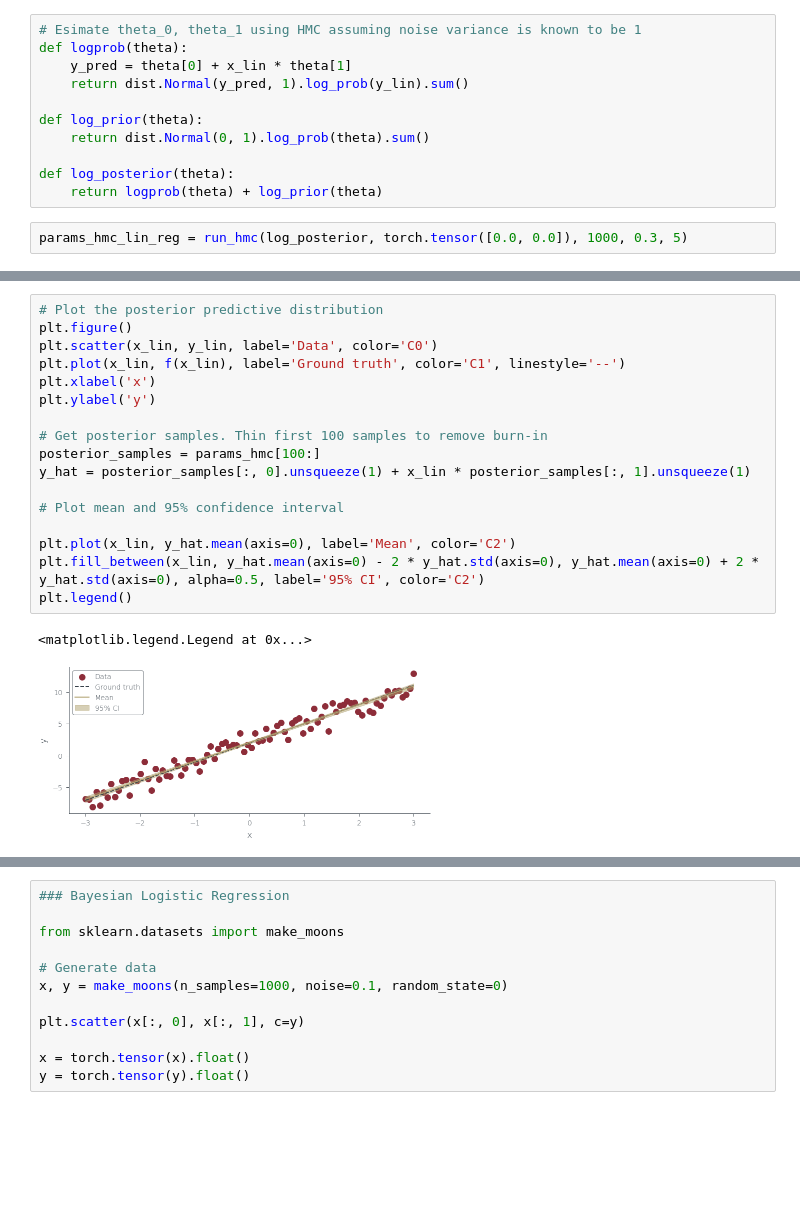
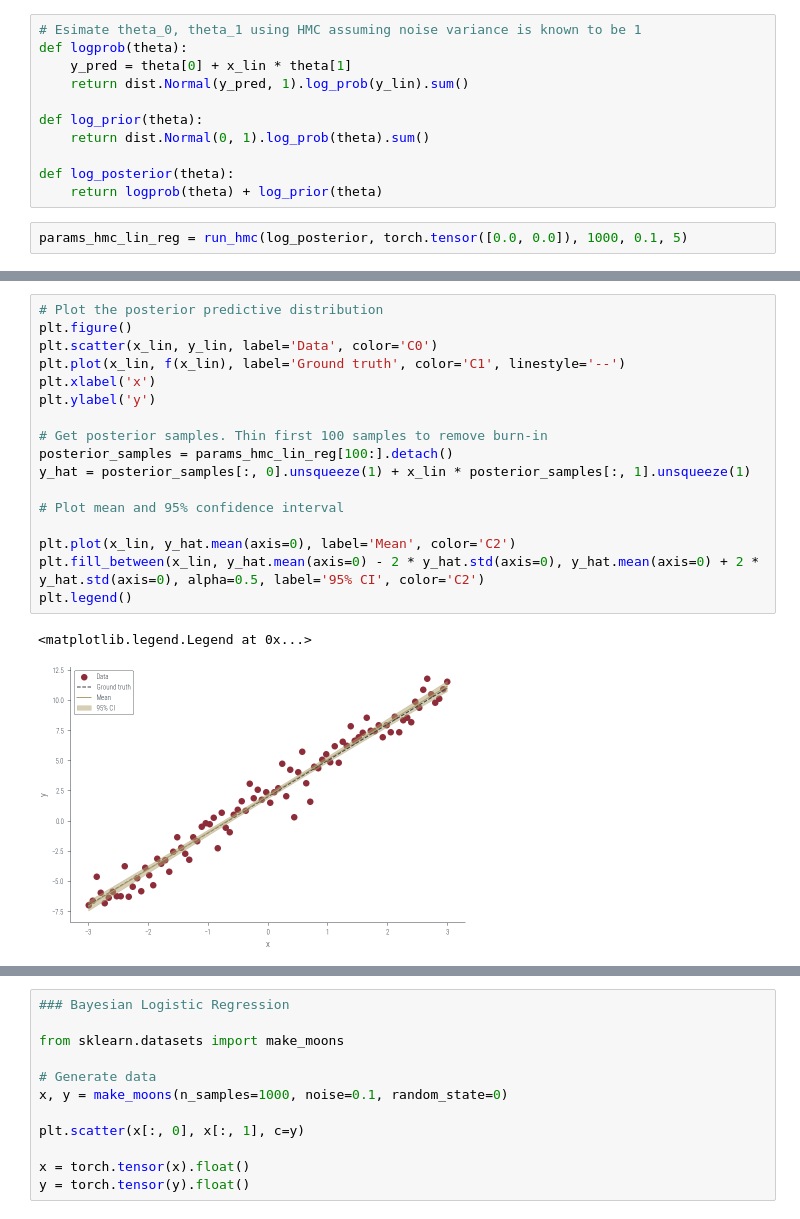
Before and after one commit to nipunbatra/pml-teaching, a Jupyter notebook: notebooks/mcmc-hamiltorch.ipynb, the cells around one changed output, grey strips where cells are left out. Saved outputs shown, nothing was run; the diff lists cells and outputs as text; blank space fills up the shorter version.

```diff
--- a/notebooks/mcmc-hamiltorch.ipynb
+++ b/notebooks/mcmc-hamiltorch.ipynb
@@ -357,7 +355,7 @@ def log_prior(theta):
 def log_posterior(theta):
     return logprob(theta) + log_prior(theta)
 # %%
-params_hmc_lin_reg = run_hmc(log_posterior, torch.tensor([0.0, 0.0]), 1000, 0.3, 5)
+params_hmc_lin_reg = run_hmc(log_posterior, torch.tensor([0.0, 0.0]), 1000, 0.1, 5)
 # %% [output]
 Sampling (Sampler.HMC; Integrator.IMPLICIT)
 Time spent  | Time remain.| Progress             | Samples   | Samples/sec
@@ -413,20 +407,20 @@ for i, param_vals in enumerate([theta_0_true, theta_1_true]):
 # %%
 # Plot the posterior predictive distribution
 plt.figure()
 plt.scatter(x_lin, y_lin, label='Data', color='C0')
 plt.plot(x_lin, f(x_lin), label='Ground truth', color='C1', linestyle='--')
 plt.xlabel('x')
 plt.ylabel('y')
 
 # Get posterior samples. Thin first 100 samples to remove burn-in
-posterior_samples = params_hmc[100:]
+posterior_samples = params_hmc_lin_reg[100:].detach()
 y_hat = posterior_samples[:, 0].unsqueeze(1) + x_lin * posterior_samples[:, 1].unsqueeze(1)
 
 # Plot mean and 95% confidence interval
 
 plt.plot(x_lin, y_hat.mean(axis=0), label='Mean', color='C2')
 plt.fill_between(x_lin, y_hat.mean(axis=0) - 2 * y_hat.std(axis=0), y_hat.mean(axis=0) + 2 * y_hat.std(axis=0), alpha=0.5, label='95% CI', color='C2')
 plt.legend()
 # %% [output]
 <matplotlib.legend.Legend at 0x...>
-[figure, old version]
+[figure, new version]
```
Also changed, not shown: parts of 32 cells of this notebook.
